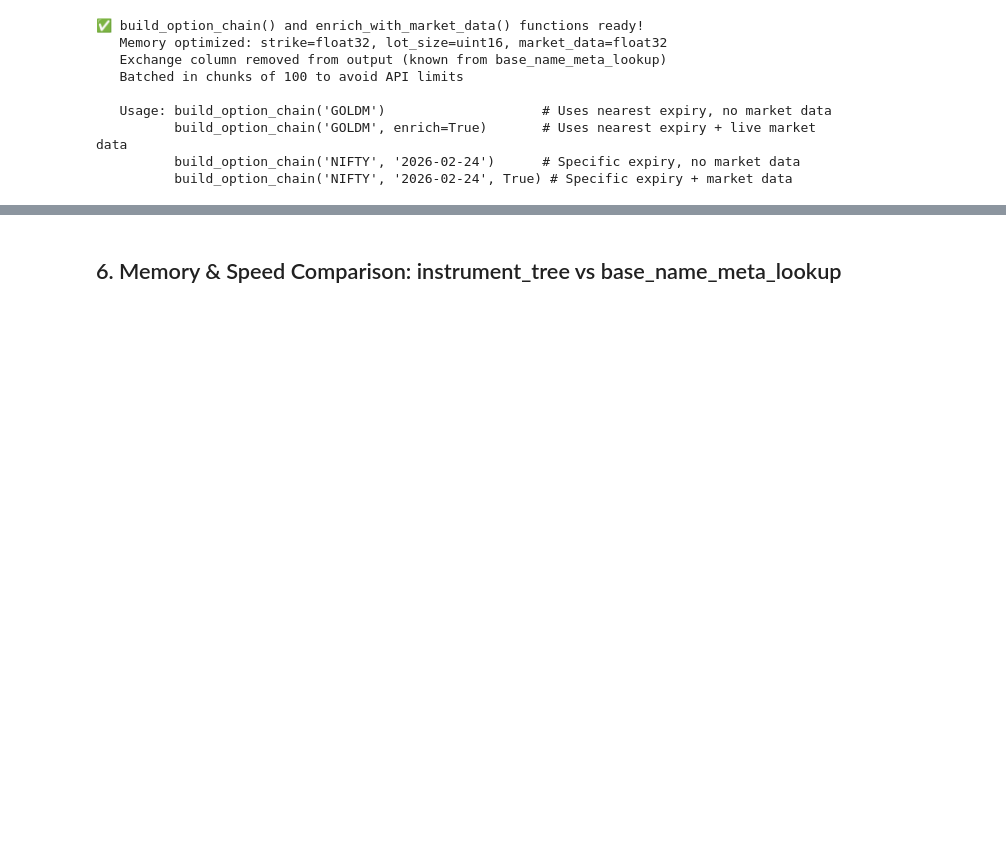
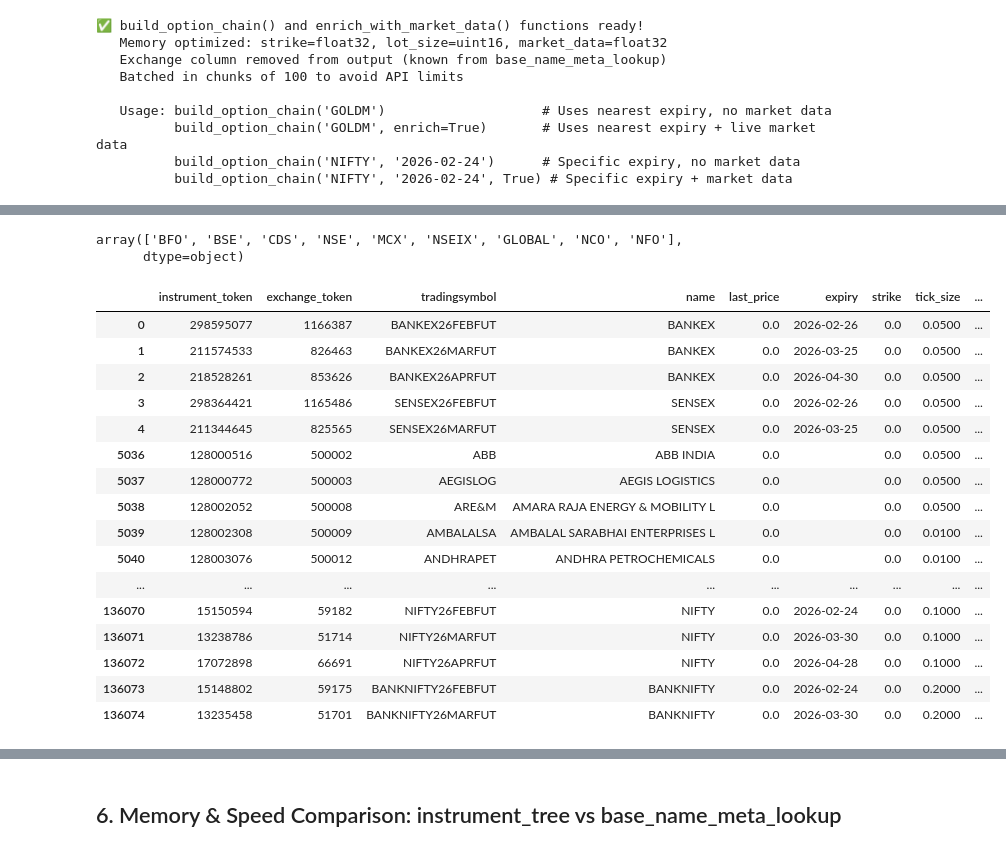
Before and after one commit to sathyakumarnandakumar-cmyk/project-pykite, a Jupyter notebook: tests.ipynb, the cells around one changed output, grey strips where cells are left out. Saved outputs shown, nothing was run; the diff lists cells and outputs as text; code cells hidden in the pictures; blank space fills up the shorter version.

```diff
--- a/tests.ipynb
+++ b/tests.ipynb
@@ -643,0 +751,27 @@ def show_chain_summary(chain, name, show_market_data=False):
+# %%
+df_master = pd.DataFrame(kite.instruments())
+# %%
+df_master['exchange'].unique()
+# %% [output]
+array(['BFO', 'BSE', 'CDS', 'NSE', 'MCX', 'NSEIX', 'GLOBAL', 'NCO', 'NFO'],
+      dtype=object)
+# %%
+df_master.groupby('exchange').head(5)
+# %% [output]
+|  | instrument_token | exchange_token | tradingsymbol | name | last_price | expiry | strike | tick_size | ... |
+| 0 | 298595077 | 1166387 | BANKEX26FEBFUT | BANKEX | 0.0 | 2026-02-26 | 0.0 | 0.0500 | ... |
+| 1 | 211574533 | 826463 | BANKEX26MARFUT | BANKEX | 0.0 | 2026-03-25 | 0.0 | 0.0500 | ... |
+| 2 | 218528261 | 853626 | BANKEX26APRFUT | BANKEX | 0.0 | 2026-04-30 | 0.0 | 0.0500 | ... |
+| 3 | 298364421 | 1165486 | SENSEX26FEBFUT | SENSEX | 0.0 | 2026-02-26 | 0.0 | 0.0500 | ... |
+| 4 | 211344645 | 825565 | SENSEX26MARFUT | SENSEX | 0.0 | 2026-03-25 | 0.0 | 0.0500 | ... |
+| 5036 | 128000516 | 500002 | ABB | ABB INDIA | 0.0 |  | 0.0 | 0.0500 | ... |
+| 5037 | 128000772 | 500003 | AEGISLOG | AEGIS LOGISTICS | 0.0 |  | 0.0 | 0.0500 | ... |
+| 5038 | 128002052 | 500008 | ARE&M | AMARA RAJA ENERGY & MOBILITY L | 0.0 |  | 0.0 | 0.0500 | ... |
+| 5039 | 128002308 | 500009 | AMBALALSA | AMBALAL SARABHAI ENTERPRISES L | 0.0 |  | 0.0 | 0.0100 | ... |
+| 5040 | 128003076 | 500012 | ANDHRAPET | ANDHRA PETROCHEMICALS | 0.0 |  | 0.0 | 0.0100 | ... |
+| ... | ... | ... | ... | ... | ... | ... | ... | ... | ... |
+| 136070 | 15150594 | 59182 | NIFTY26FEBFUT | NIFTY | 0.0 | 2026-02-24 | 0.0 | 0.1000 | ... |
+| 136071 | 13238786 | 51714 | NIFTY26MARFUT | NIFTY | 0.0 | 2026-03-30 | 0.0 | 0.1000 | ... |
+| 136072 | 17072898 | 66691 | NIFTY26APRFUT | NIFTY | 0.0 | 2026-04-28 | 0.0 | 0.1000 | ... |
+| 136073 | 15148802 | 59175 | BANKNIFTY26FEBFUT | BANKNIFTY | 0.0 | 2026-02-24 | 0.0 | 0.2000 | ... |
+| 136074 | 13235458 | 51701 | BANKNIFTY26MARFUT | BANKNIFTY | 0.0 | 2026-03-30 | 0.0 | 0.2000 | ... |
```
Also changed, not shown: parts of 15 cells of this notebook, 1 other file.
